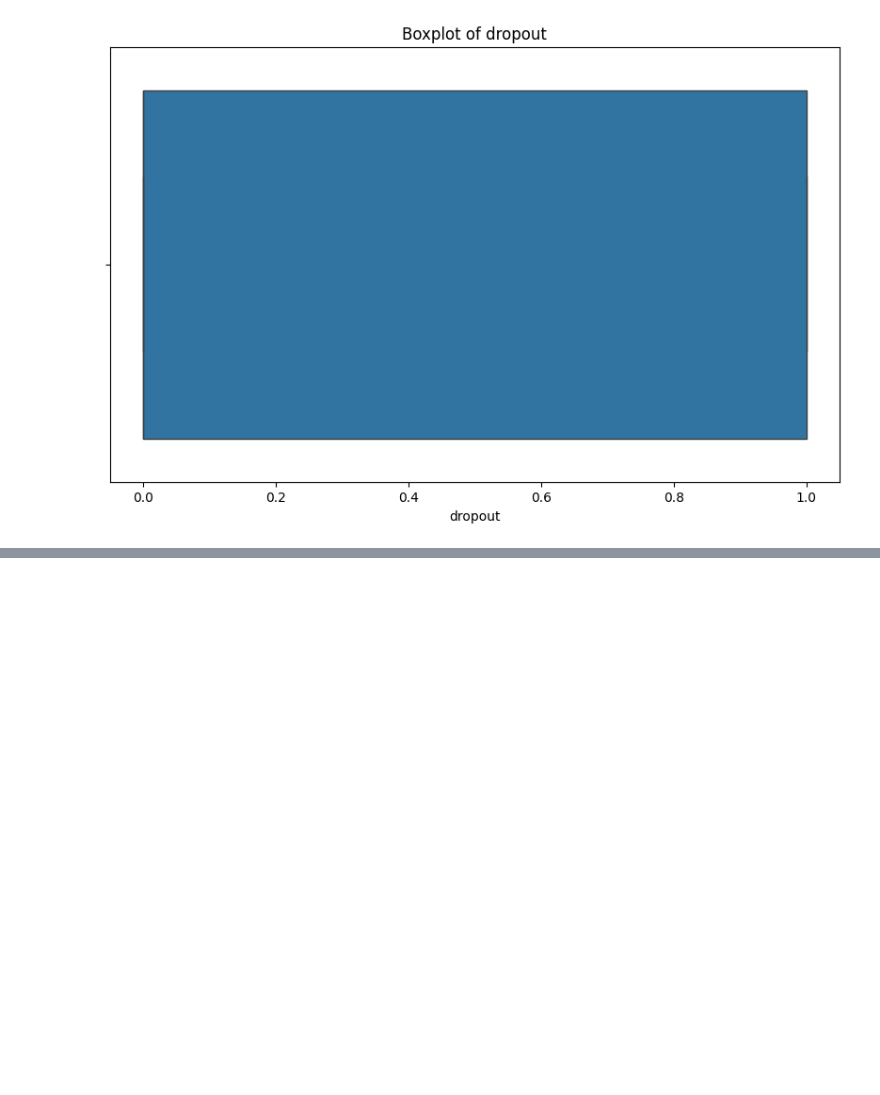
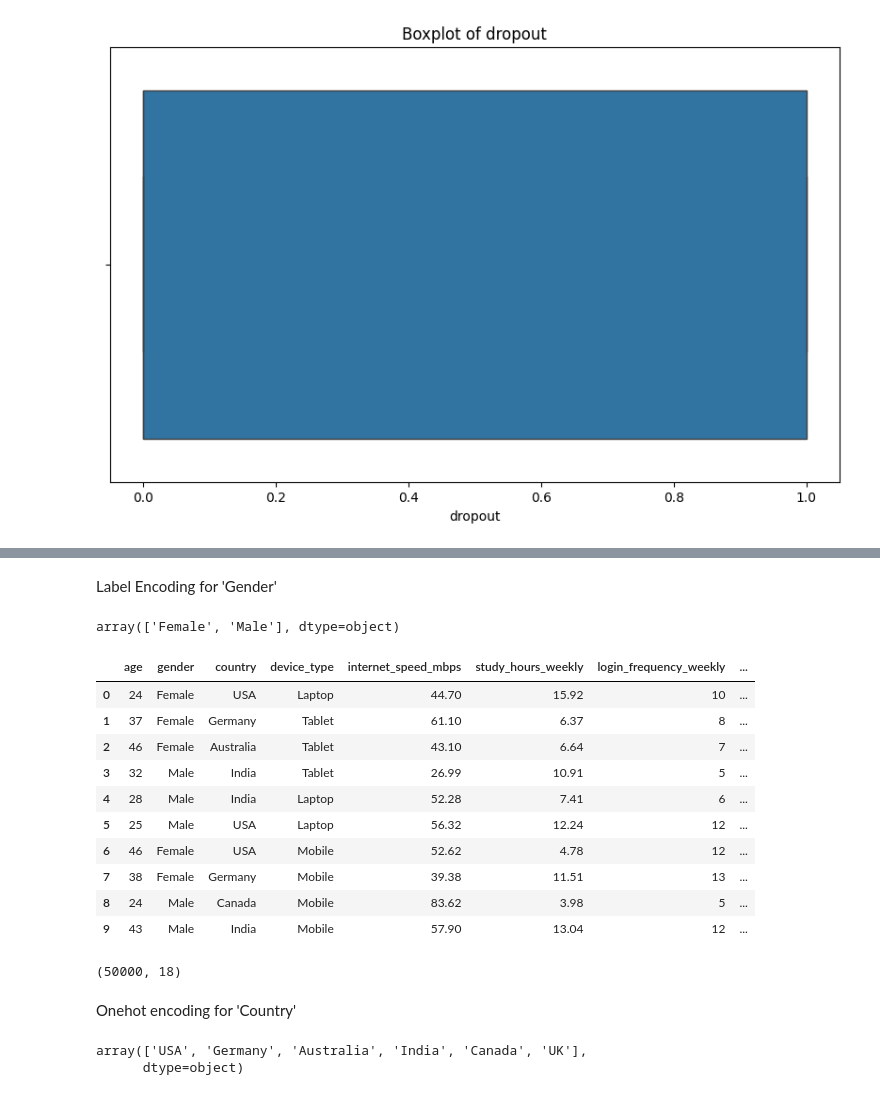
Before and after one commit to hansanagayathmika2003-ctrl/Online-Learning-Engagement, a Jupyter notebook: Online_Learning_Engagement.ipynb, the cells around one changed output, grey strips where cells are left out. Cells and saved outputs as stored; diff of their text form; code cells hidden in the pictures; blank space fills up the shorter version.

```diff
--- a/Online_Learning_Engagement.ipynb
+++ b/Online_Learning_Engagement.ipynb
@@ -407,0 +421,3 @@ numeric_df = df.select_dtypes(include='number')
+# %%
+lower_bound = Q1 - 1.5 * IQR
+upper_bound = Q3 + 1.5 * IQR
@@ -407,0 +508,5 @@ numeric_df = df.select_dtypes(include='number')
+# %%
+df[numeric_cols] = df[numeric_cols].clip(
+                   lower_bound, upper_bound, axis=1)
+
+print("Outliers capped! ✅")
@@ -407,0 +529,36 @@ numeric_df = df.select_dtypes(include='number')
+# %% [markdown]
+Label Encoding for 'Gender'
+# %%
+df['gender'].unique()
+# %% [output]
+array(['Female', 'Male'], dtype=object)
+# %%
+gender = {'Female': 0, 'Male': 1}
+# %%
+# Fix using .loc ✅
+df.loc[:, 'gender_encode'] = df['gender'].map(gender)
+# %%
+df.head(10)
+# %% [output]
+|  | age | gender | country | device_type | internet_speed_mbps | study_hours_weekly | login_frequency_weekly | ... |
+| 0 | 24 | Female | USA | Laptop | 44.70 | 15.92 | 10 | ... |
+| 1 | 37 | Female | Germany | Tablet | 61.10 | 6.37 | 8 | ... |
+| 2 | 46 | Female | Australia | Tablet | 43.10 | 6.64 | 7 | ... |
+| 3 | 32 | Male | India | Tablet | 26.99 | 10.91 | 5 | ... |
+| 4 | 28 | Male | India | Laptop | 52.28 | 7.41 | 6 | ... |
+| 5 | 25 | Male | USA | Laptop | 56.32 | 12.24 | 12 | ... |
+| 6 | 46 | Female | USA | Mobile | 52.62 | 4.78 | 12 | ... |
+| 7 | 38 | Female | Germany | Mobile | 39.38 | 11.51 | 13 | ... |
+| 8 | 24 | Male | Canada | Mobile | 83.62 | 3.98 | 5 | ... |
+| 9 | 43 | Male | India | Mobile | 57.90 | 13.04 | 12 | ... |
+# %%
+df.shape
+# %% [output]
+(50000, 18)
+# %% [markdown]
+Onehot encoding for 'Country'
+# %%
+df['country'].unique()
+# %% [output]
+array(['USA', 'Germany', 'Australia', 'India', 'Canada', 'UK'],
+      dtype=object)
```
Also changed, not shown: parts of 43 cells of this notebook.
